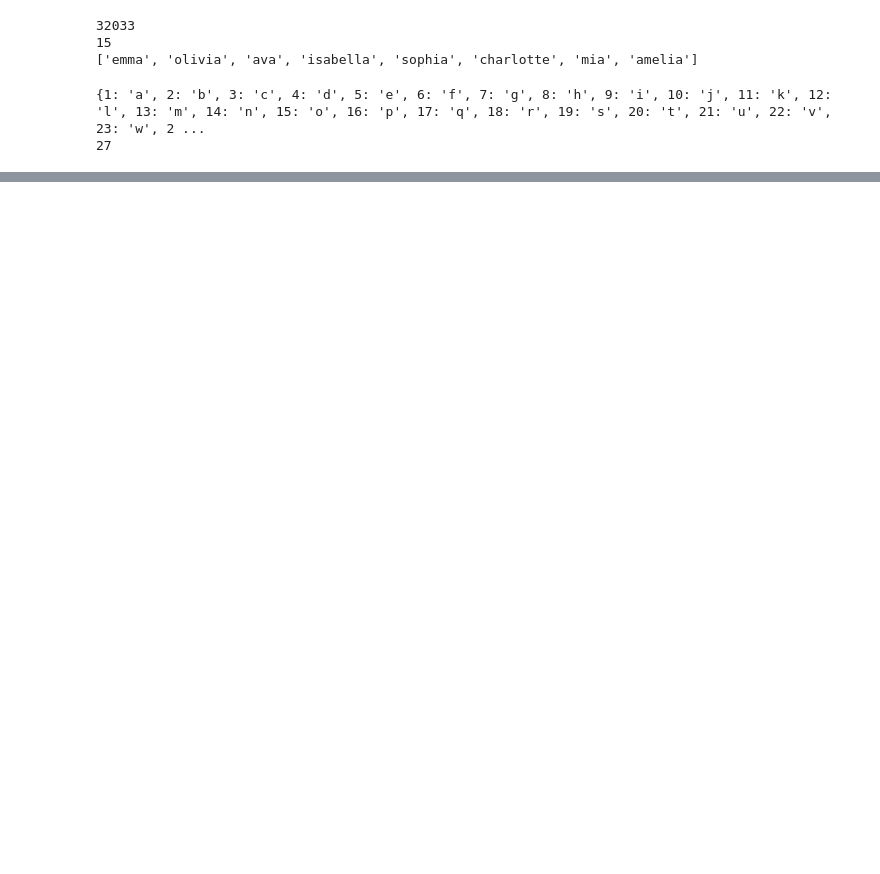
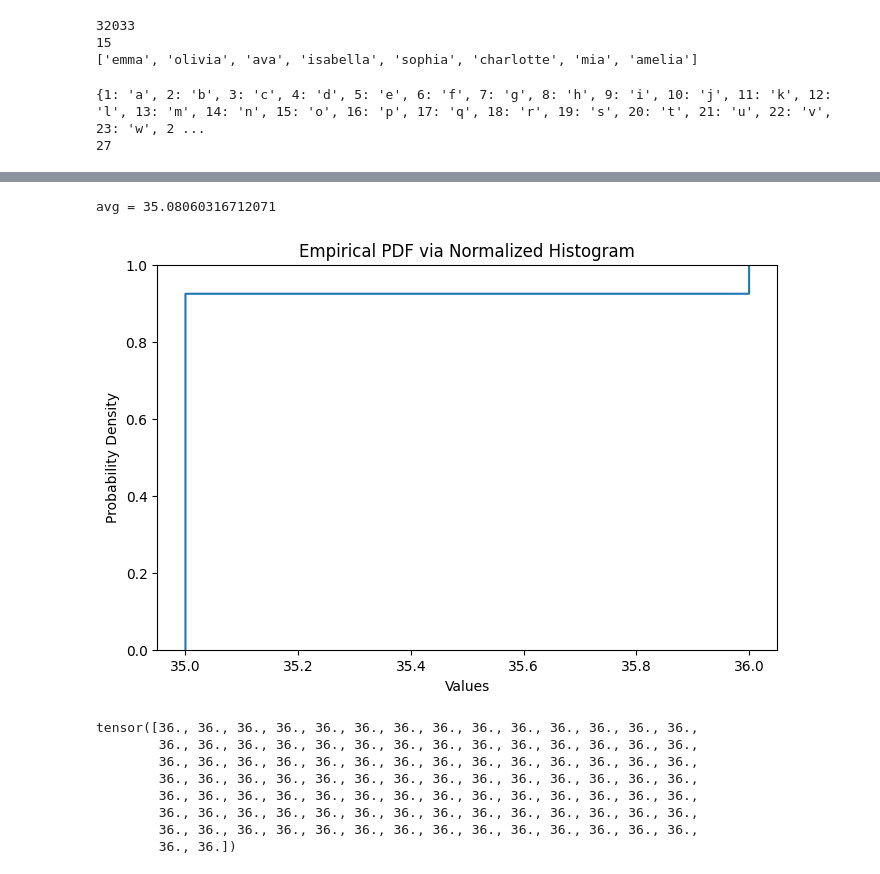
Before and after one commit to nashfn/nashgrad, a Jupyter notebook: nash_makemore_bias_demo.ipynb, the cells around one changed output, grey strips where cells are left out. Saved outputs shown, nothing was run; the diff lists cells and outputs as text; code cells hidden in the pictures; blank space fills up the shorter version.

```diff
--- a/nash_makemore_bias_demo.ipynb
+++ b/nash_makemore_bias_demo.ipynb
@@ -63,0 +76,29 @@ torch.Size([22799, 3]) torch.Size([22799])
+# %%
+import math
+
+# 1. Generate random indices
+num_train = Xtrain.shape[0]
+indices = torch.randperm(Xtrain.shape[0])
+
+batch_tuples=[]
+for i in range(math.ceil(num_train / batch_size)):
+    low = i * batch_size
+    high = ((i+1) * batch_size)
+    high = min(high, num_train)
+    batch_tuples.append((low, high))
+
+print(f"batch_tuples = {batch_tuples[:10]}")
+
+# 2. Reorder the tensor
+shuffled_x = Xtrain[indices]
+
+count_shuffle = torch.zeros(Xtrain.shape[0])
+for i in range(num_steps):
+    batch_range = batch_tuples[ i % len(batch_tuples)]
+    #print(batch_range)
+    ix = torch.arange(batch_range[0], batch_range[1])
+    #print(ix.shape, ix)
+    ixx = indices[ix]
+    count_shuffle[ix] += 1
+
+print(count_shuffle[:100])
@@ -63,0 +141,27 @@ torch.Size([22799, 3]) torch.Size([22799])
+# %%
+# This shows that each value occurs the same number of times, mostly 36 or 35 times, thus eliminating the bias
+# as much as possible (ofcourse 200k does not evenly divide by Xtr.shape[0], so some values are left out at 35 at
+# the tail end)
+
+print(f"avg = {num_steps * batch_size / Xtrain.shape[0]}")
+data = count_shuffle
+plt.figure(figsize=(8, 5))
+# plt.hist(data, bins=500, density=True, alpha=0.6, color='g', edgecolor='black', label='Sample Histogram')
+plt.ecdf(data)
+plt.title('Empirical PDF via Normalized Histogram')
+plt.xlabel('Values')
+plt.ylabel('Probability Density')
+#plt.legend()
+plt.show()
+print(count_shuffle[10000:10100])
+# %% [output]
+avg = 35.08060316712071
+[figure, added]
+tensor([36., 36., 36., 36., 36., 36., 36., 36., 36., 36., 36., 36., 36., 36.,
+        36., 36., 36., 36., 36., 36., 36., 36., 36., 36., 36., 36., 36., 36.,
+        36., 36., 36., 36., 36., 36., 36., 36., 36., 36., 36., 36., 36., 36.,
+        36., 36., 36., 36., 36., 36., 36., 36., 36., 36., 36., 36., 36., 36.,
+        36., 36., 36., 36., 36., 36., 36., 36., 36., 36., 36., 36., 36., 36.,
+        36., 36., 36., 36., 36., 36., 36., 36., 36., 36., 36., 36., 36., 36.,
+        36., 36., 36., 36., 36., 36., 36., 36., 36., 36., 36., 36., 36., 36.,
+        36., 36.])
```
Also changed, not shown: parts of 5 cells of this notebook, 1 other file.
